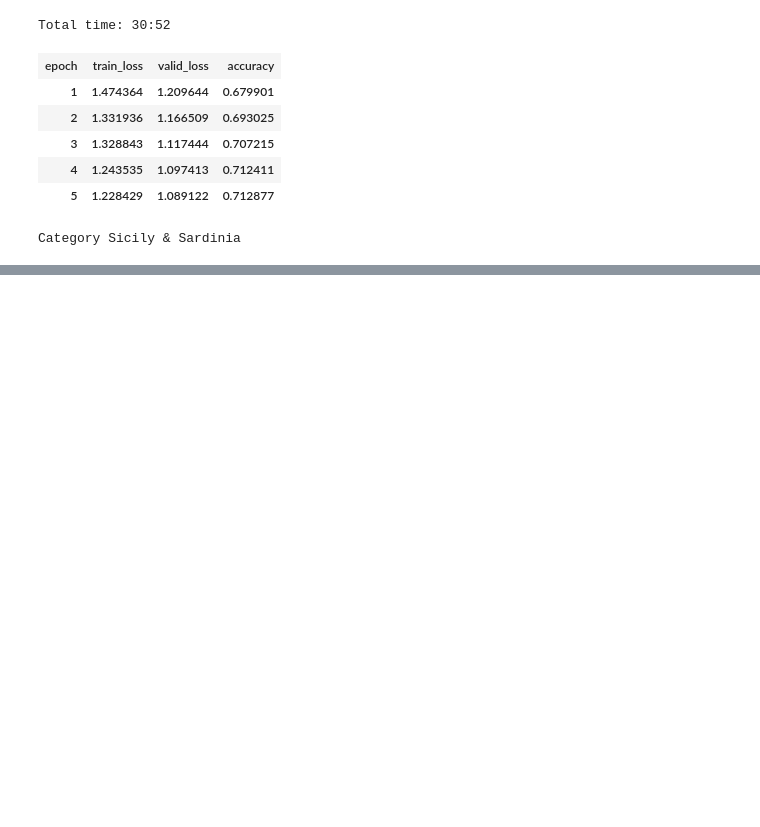
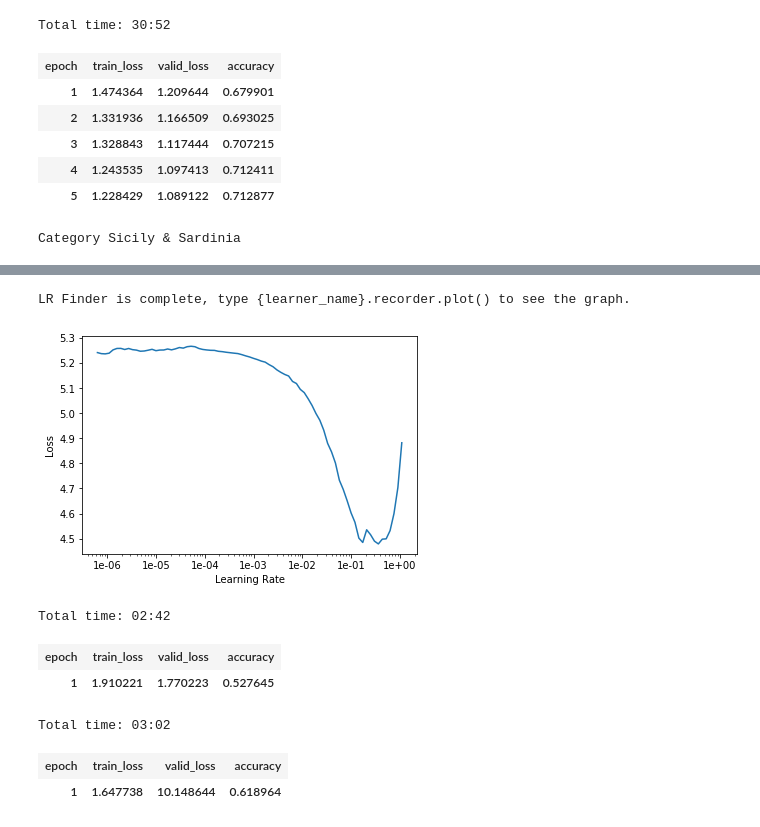
Before and after one commit to danieldiamond/nlp-projects, a Jupyter notebook: wine-reviews/wine-review-by-province.ipynb, the cells around one changed output, grey strips where cells are left out. Cells and saved outputs as stored; diff of their text form; code cells hidden in the pictures; blank space fills up the shorter version.

```diff
--- a/wine-reviews/wine-review-by-province.ipynb
+++ b/wine-reviews/wine-review-by-province.ipynb
@@ -237,0 +302,2 @@ Category Sicily & Sardinia
+# %%
+sub_data_clas = TextClasDataBunch.load(path, 'prov_tmp_clas', bs=bs)
@@ -237,0 +313,16 @@ Category Sicily & Sardinia
+# %%
+sub_learn = text_classifier_learner(sub_data_clas, drop_mult=0.5)
+sub_learn.load_encoder('fine_tuned_enc')
+sub_learn.freeze()
+# %%
+sub_learn.lr_find()
+sub_learn.recorder.plot(skip_end=8)
+# %% [output]
+LR Finder is complete, type {learner_name}.recorder.plot() to see the graph.
+[figure, added]
+# %%
+sub_learn.fit_one_cycle(1, 5e-2)
+# %% [output]
+Total time: 02:42
+| epoch | train_loss | valid_loss | accuracy |
+| 1 | 1.910221 | 1.770223 | 0.527645 |
@@ -237,0 +331,8 @@ Category Sicily & Sardinia
+# %%
+sub_learn.freeze_to(-2)
+sub_learn.fit_one_cycle(1,slice(1e-3,1e-2))
+sub_learn.save('sub-prov-second')
+# %% [output]
+Total time: 03:02
+| epoch | train_loss | valid_loss | accuracy |
+| 1 | 1.647738 | 10.148644 | 0.618964 |
```
Also changed, not shown: parts of 30 cells of this notebook.
